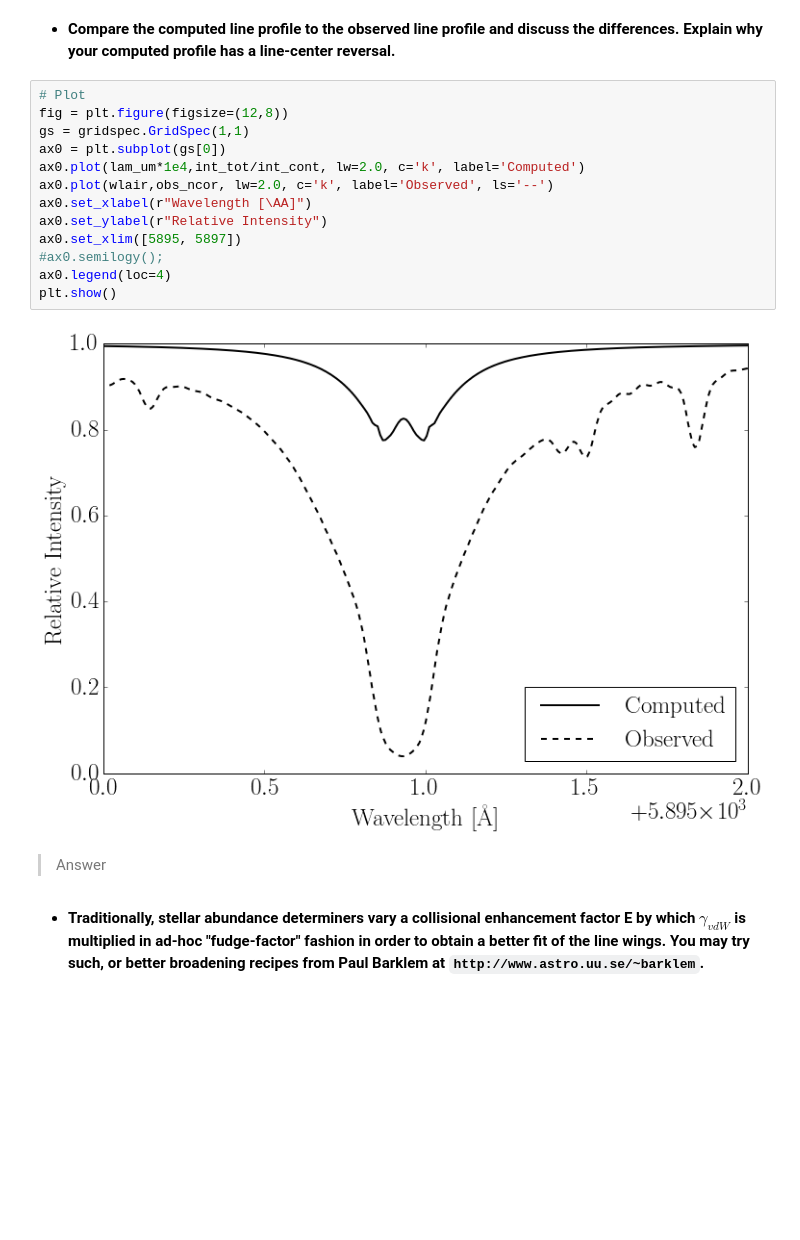
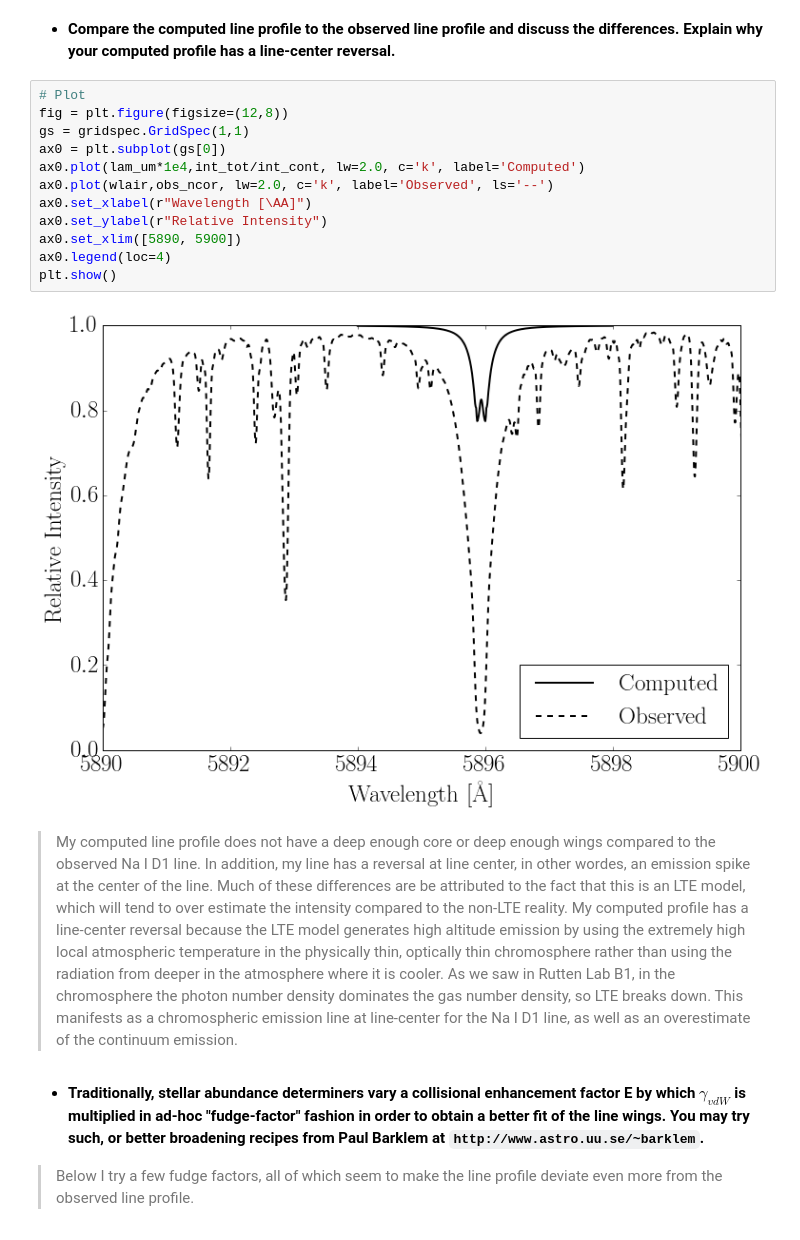
Before and after one commit to jlustigy/astr521, a Jupyter notebook: notebooks/Rutten Lab B3.ipynb, the cells around one changed output. Saved outputs shown, nothing was run; the diff lists cells and outputs as text; blank space fills up the shorter version.

```diff
--- a/notebooks/Rutten Lab B3.ipynb
+++ b/notebooks/Rutten Lab B3.ipynb
@@ -496,19 +513,20 @@ plt.show()
 # %%
 # Plot
 fig = plt.figure(figsize=(12,8))
 gs = gridspec.GridSpec(1,1)
 ax0 = plt.subplot(gs[0])
 ax0.plot(lam_um*1e4,int_tot/int_cont, lw=2.0, c='k', label='Computed')
 ax0.plot(wlair,obs_ncor, lw=2.0, c='k', label='Observed', ls='--')
 ax0.set_xlabel(r"Wavelength [\AA]")
 ax0.set_ylabel(r"Relative Intensity")
-ax0.set_xlim([5895, 5897])
-#ax0.semilogy();
+ax0.set_xlim([5890, 5900])
 ax0.legend(loc=4)
 plt.show()
 # %% [output]
-[figure, old version]
+[figure, new version]
-# %% [markdown]
->Answer
+# %% [markdown]
+>My computed line profile does not have a deep enough core or deep enough wings compared to the observed Na I D1 line. In addition, my line has a reversal at line center, in other wordes, an emission spike at the center of the line. Much of these differences are be attributed to the fact that this is an LTE model, which will tend to over estimate the intensity compared to the non-LTE reality. My computed profile has a line-center reversal because the LTE model generates high altitude emission by using the extremely high local atmospheric temperature in the physically thin, optically thin chromosphere rather than using the radiation from deeper in the atmosphere where it is cooler. As we saw in Rutten Lab B1, in the chromosphere the photon number density dominates the gas number density, so LTE breaks down. This manifests as a chromospheric emission line at line-center for the Na I D1 line, as well as an overestimate of the continuum emission.
 # %% [markdown]
 * **Traditionally, stellar abundance determiners vary a collisional enhancement factor E by which $\gamma_{vdW}$ is multiplied in ad-hoc "fudge-factor" fashion in order to obtain a better fit of the line wings. You may try such, or better broadening recipes from Paul Barklem at `http://www.astro.uu.se/~barklem`.**
+
+>Below I try a few fudge factors, all of which seem to make the line profile deviate even more from the observed line profile.
```
Also changed, not shown: parts of 9 cells of this notebook.
